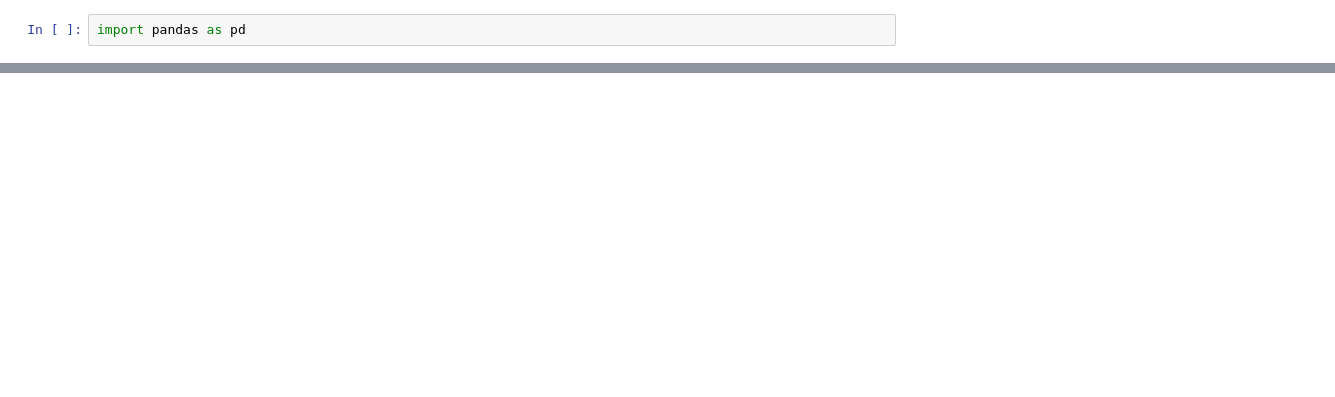
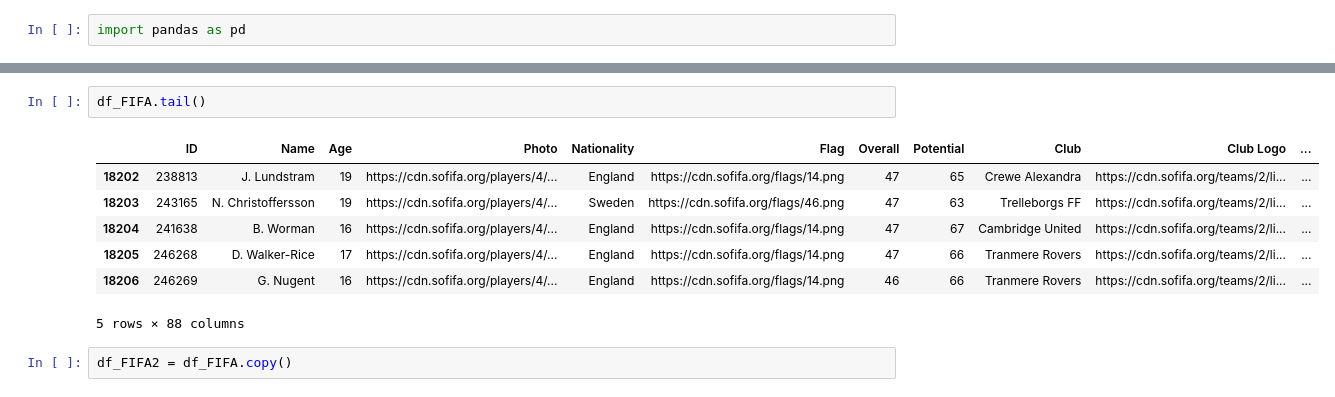
Before and after one commit to mmbs1989/DSWP-Aluno, a Jupyter notebook: ExercicioFIFA.ipynb, the cells around one changed output, grey strips where cells are left out. Cells and saved outputs as stored; diff of their text form; blank space fills up the shorter version.

```diff
--- a/ExercicioFIFA.ipynb
+++ b/ExercicioFIFA.ipynb
@@ -15,0 +17,12 @@ df_FIFA.head()
+# %%
+df_FIFA.tail()
+# %% [output]
+|  | ID | Name | Age | Photo | Nationality | Flag | Overall | Potential | Club | Club Logo | ... |
+| 18202 | 238813 | J. Lundstram | 19 | https://cdn.sofifa.org/players/4/... | England | https://cdn.sofifa.org/flags/14.png | 47 | 65 | Crewe Alexandra | https://cdn.sofifa.org/teams/2/li... | ... |
+| 18203 | 243165 | N. Christoffersson | 19 | https://cdn.sofifa.org/players/4/... | Sweden | https://cdn.sofifa.org/flags/46.png | 47 | 63 | Trelleborgs FF | https://cdn.sofifa.org/teams/2/li... | ... |
+| 18204 | 241638 | B. Worman | 16 | https://cdn.sofifa.org/players/4/... | England | https://cdn.sofifa.org/flags/14.png | 47 | 67 | Cambridge United | https://cdn.sofifa.org/teams/2/li... | ... |
+| 18205 | 246268 | D. Walker-Rice | 17 | https://cdn.sofifa.org/players/4/... | England | https://cdn.sofifa.org/flags/14.png | 47 | 66 | Tranmere Rovers | https://cdn.sofifa.org/teams/2/li... | ... |
+| 18206 | 246269 | G. Nugent | 16 | https://cdn.sofifa.org/players/4/... | England | https://cdn.sofifa.org/flags/14.png | 46 | 66 | Tranmere Rovers | https://cdn.sofifa.org/teams/2/li... | ... |
+5 rows × 88 columns
+# %%
+df_FIFA2 = df_FIFA.copy()
```
Also changed, not shown: parts of 7 cells of this notebook.
